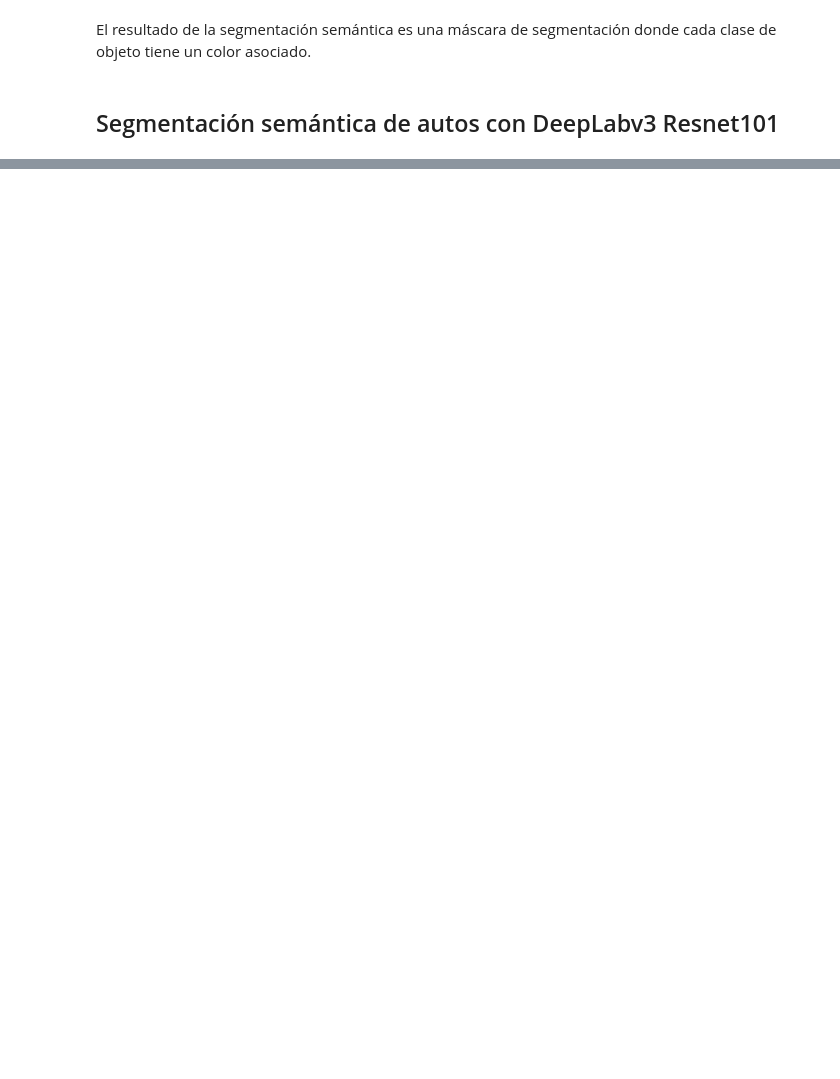
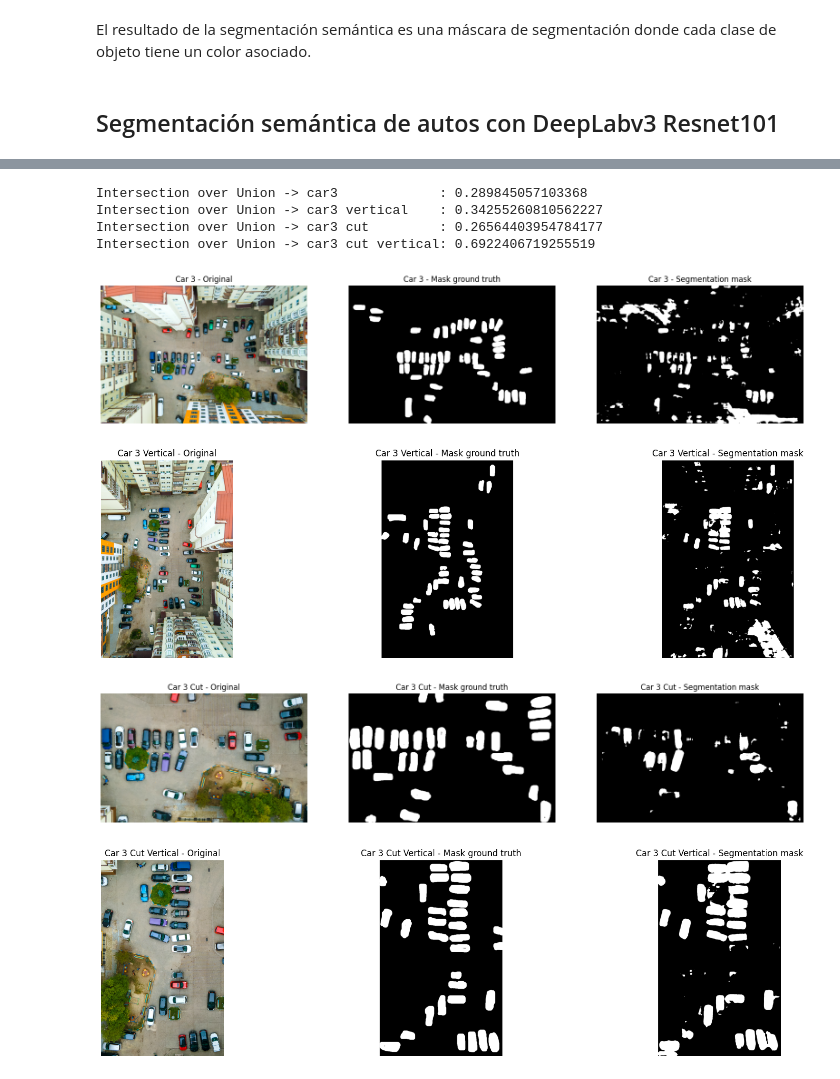
Before and after one commit to itonx/1021H, a Jupyter notebook: segmentation/segmentation.ipynb, the cells around one changed output, grey strips where cells are left out. Drawn from its saved outputs; the diff is of its cells as text; code cells hidden in the pictures; blank space fills up the shorter version.

```diff
--- a/segmentation/segmentation.ipynb
+++ b/segmentation/segmentation.ipynb
@@ -114,0 +158,31 @@ Intersection over Union -> car3: 0.2898604705045585
+# %%
+# Get segmentation mask image
+car3_vertical, pred_mask_car_vertical_arr3 = semantic_segmentation(model, './cars_startup/car3_vertical.png', min_prob=0.95)
+car3_cut, pred_mask_car_cut_arr3 = semantic_segmentation(model, './cars_startup/car3_cut.png', min_prob=0.95)
+car3_cut_vertical, pred_mask_car_cut_vertical_arr3 = semantic_segmentation(model, './cars_startup/car3_cut_vertical.png', min_prob=0.95)
+
+# Load ground truth image
+_, gt_mask_car_vertical_arr3 = get_img_with_arr('./cars_ground_truth/car3_vertical_ground_truth.png')
+_, gt_mask_car_cut_arr3 = get_img_with_arr('./cars_ground_truth/car3_cut_ground_truth.png')
+_, gt_mask_car_cut_vertical_arr3 = get_img_with_arr('./cars_ground_truth/car3_cut_vertical_ground_truth.png')
+
+# Ground Truth - Calculate Intersection over Union
+print('Intersection over Union -> car3             : ' + str(calculate_iou(pred_mask_car_arr3, gt_mask_car_arr3)))
+print('Intersection over Union -> car3 vertical    : ' + str(calculate_iou(pred_mask_car_vertical_arr3, gt_mask_car_vertical_arr3)))
+print('Intersection over Union -> car3 cut         : ' + str(calculate_iou(pred_mask_car_cut_arr3, gt_mask_car_cut_arr3)))
+print('Intersection over Union -> car3 cut vertical: ' + str(calculate_iou(pred_mask_car_cut_vertical_arr3, gt_mask_car_cut_vertical_arr3)))
+
+# Display original image and masks
+show_images({ 'title': 'Car 3 - Original', 'img_data': car3 }, { 'title': 'Car 3 - Mask ground truth', 'img_data': gt_mask_car_arr3 }, { 'title': 'Car 3 - Segmentation mask', 'img_data': pred_mask_car_arr3})
+show_images({ 'title': 'Car 3 Vertical - Original', 'img_data': car3_vertical }, { 'title': 'Car 3 Vertical - Mask ground truth', 'img_data': gt_mask_car_vertical_arr3 }, { 'title': 'Car 3 Vertical - Segmentation mask', 'img_data': pred_mask_car_vertical_arr3})
+show_images({ 'title': 'Car 3 Cut - Original', 'img_data': car3_cut }, { 'title': 'Car 3 Cut - Mask ground truth', 'img_data': gt_mask_car_cut_arr3 }, { 'title': 'Car 3 Cut - Segmentation mask', 'img_data': pred_mask_car_cut_arr3})
+show_images({ 'title': 'Car 3 Cut Vertical - Original', 'img_data': car3_cut_vertical }, { 'title': 'Car 3 Cut Vertical - Mask ground truth', 'img_data': gt_mask_car_cut_vertical_arr3 }, { 'title': 'Car 3 Cut Vertical - Segmentation mask', 'img_data': pred_mask_car_cut_vertical_arr3})
+# %% [output]
+Intersection over Union -> car3             : 0.289845057103368
+Intersection over Union -> car3 vertical    : 0.34255260810562227
+Intersection over Union -> car3 cut         : 0.26564403954784177
+Intersection over Union -> car3 cut vertical: 0.6922406719255519
+[figure, added]
+[figure, added]
+[figure, added]
+[figure, added]
```
Also changed, not shown: parts of 15 cells of this notebook, 16 other files.
